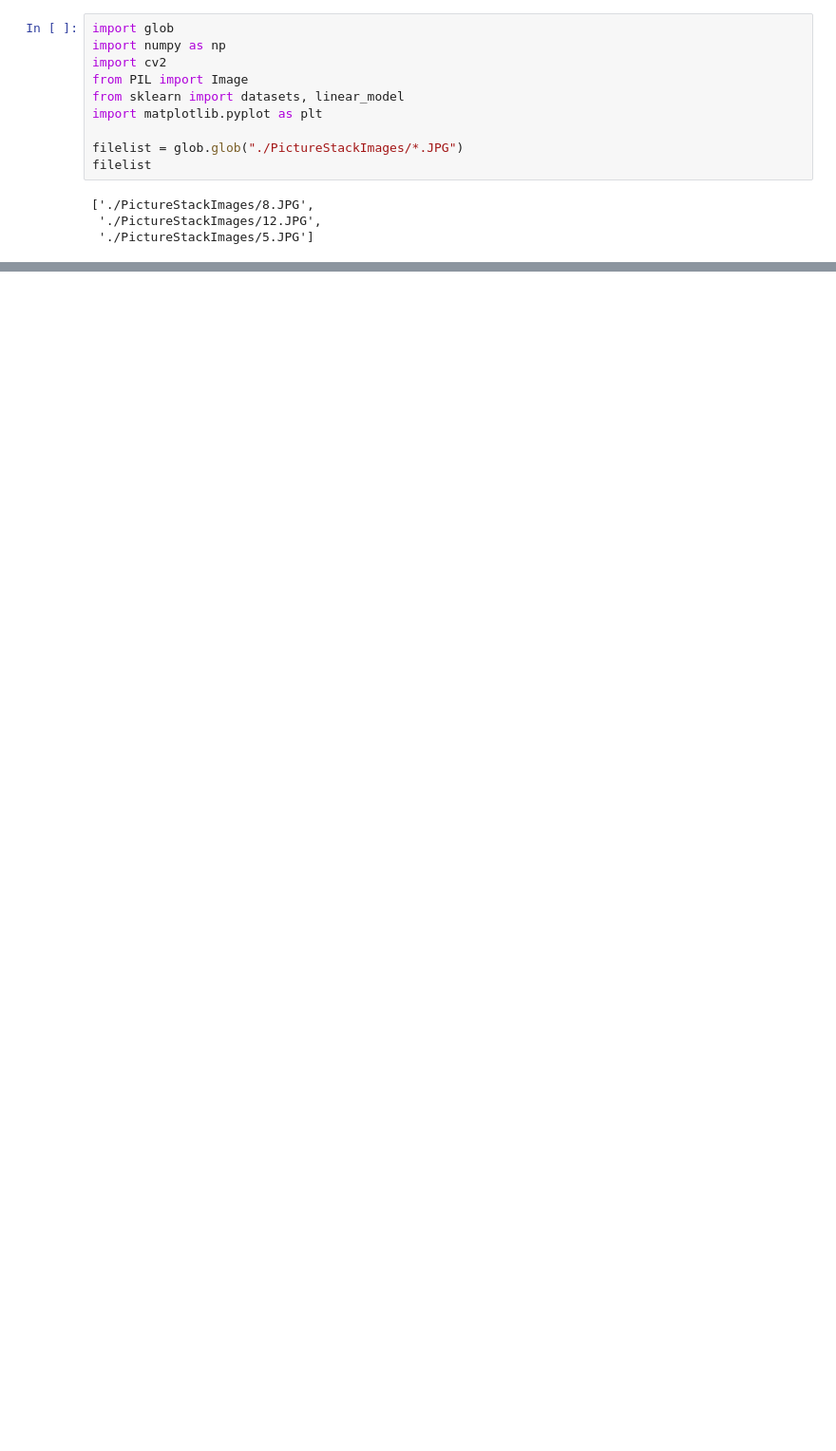
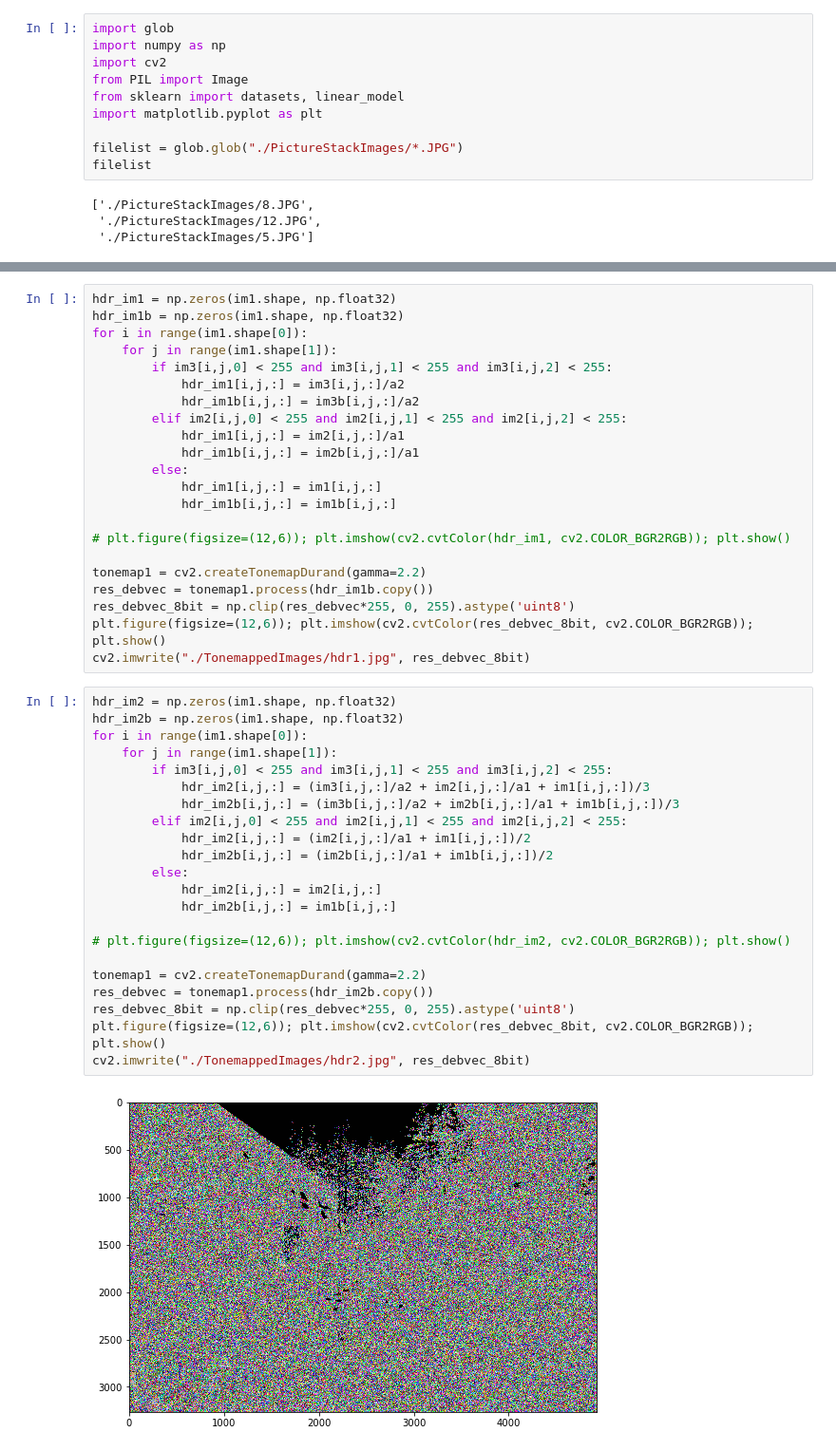
Before and after one commit to trungnguyencs/HDR-Imaging, a Jupyter notebook: HDR.ipynb, the cells around one changed output, grey strips where cells are left out. Shown at 95% size. Saved outputs shown, nothing was run; the diff lists cells and outputs as text; blank space fills up the shorter version.

Commit message:
hdr and tonemap done

```diff
--- a/HDR.ipynb
+++ b/HDR.ipynb
@@ -134,0 +69,46 @@ array([  73.287 ,  151.8857,   34.3446])
+# %%
+hdr_im1 = np.zeros(im1.shape, np.float32)
+hdr_im1b = np.zeros(im1.shape, np.float32)
+for i in range(im1.shape[0]):
+    for j in range(im1.shape[1]):
+        if im3[i,j,0] < 255 and im3[i,j,1] < 255 and im3[i,j,2] < 255:
+            hdr_im1[i,j,:] = im3[i,j,:]/a2
+            hdr_im1b[i,j,:] = im3b[i,j,:]/a2
+        elif im2[i,j,0] < 255 and im2[i,j,1] < 255 and im2[i,j,2] < 255:
+            hdr_im1[i,j,:] = im2[i,j,:]/a1
+            hdr_im1b[i,j,:] = im2b[i,j,:]/a1
+        else:
+            hdr_im1[i,j,:] = im1[i,j,:]
+            hdr_im1b[i,j,:] = im1b[i,j,:]
+
+# plt.figure(figsize=(12,6)); plt.imshow(cv2.cvtColor(hdr_im1, cv2.COLOR_BGR2RGB)); plt.show()
+
+tonemap1 = cv2.createTonemapDurand(gamma=2.2)
+res_debvec = tonemap1.process(hdr_im1b.copy())
+res_debvec_8bit = np.clip(res_debvec*255, 0, 255).astype('uint8')
+plt.figure(figsize=(12,6)); plt.imshow(cv2.cvtColor(res_debvec_8bit, cv2.COLOR_BGR2RGB)); plt.show()
+cv2.imwrite("./TonemappedImages/hdr1.jpg", res_debvec_8bit)
+# %%
+hdr_im2 = np.zeros(im1.shape, np.float32)
+hdr_im2b = np.zeros(im1.shape, np.float32)
+for i in range(im1.shape[0]):
+    for j in range(im1.shape[1]):
+        if im3[i,j,0] < 255 and im3[i,j,1] < 255 and im3[i,j,2] < 255:
+            hdr_im2[i,j,:] = (im3[i,j,:]/a2 + im2[i,j,:]/a1 + im1[i,j,:])/3
+            hdr_im2b[i,j,:] = (im3b[i,j,:]/a2 + im2b[i,j,:]/a1 + im1b[i,j,:])/3
+        elif im2[i,j,0] < 255 and im2[i,j,1] < 255 and im2[i,j,2] < 255:
+            hdr_im2[i,j,:] = (im2[i,j,:]/a1 + im1[i,j,:])/2
+            hdr_im2b[i,j,:] = (im2b[i,j,:]/a1 + im1b[i,j,:])/2
+        else:
+            hdr_im2[i,j,:] = im2[i,j,:]
+            hdr_im2b[i,j,:] = im1b[i,j,:]
+
+# plt.figure(figsize=(12,6)); plt.imshow(cv2.cvtColor(hdr_im2, cv2.COLOR_BGR2RGB)); plt.show()
+
+tonemap1 = cv2.createTonemapDurand(gamma=2.2)
+res_debvec = tonemap1.process(hdr_im2b.copy())
+res_debvec_8bit = np.clip(res_debvec*255, 0, 255).astype('uint8')
+plt.figure(figsize=(12,6)); plt.imshow(cv2.cvtColor(res_debvec_8bit, cv2.COLOR_BGR2RGB)); plt.show()
+cv2.imwrite("./TonemappedImages/hdr2.jpg", res_debvec_8bit)
+# %% [output]
+[figure, added]
```
Also changed, not shown: parts of 20 cells of this notebook, 5 other files.
